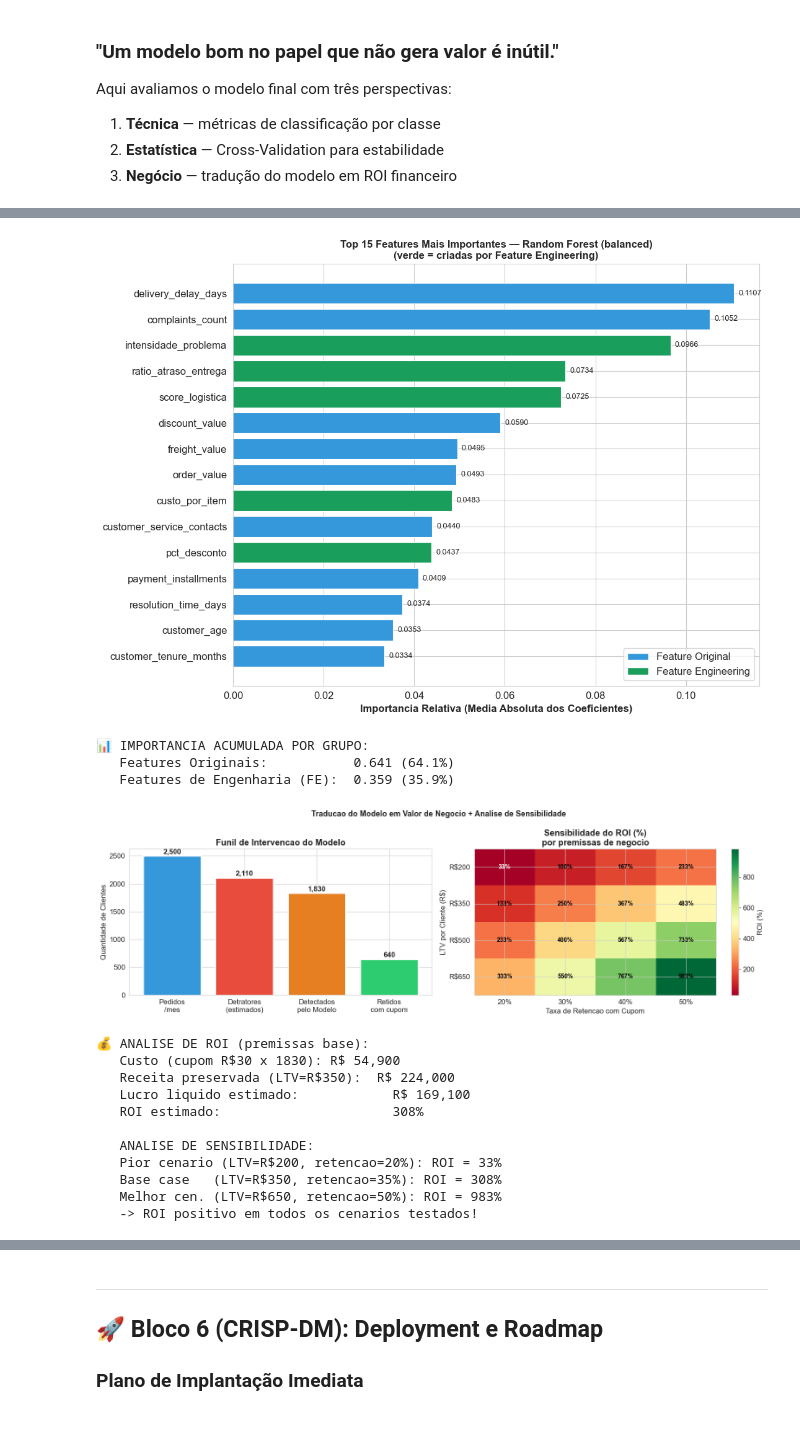
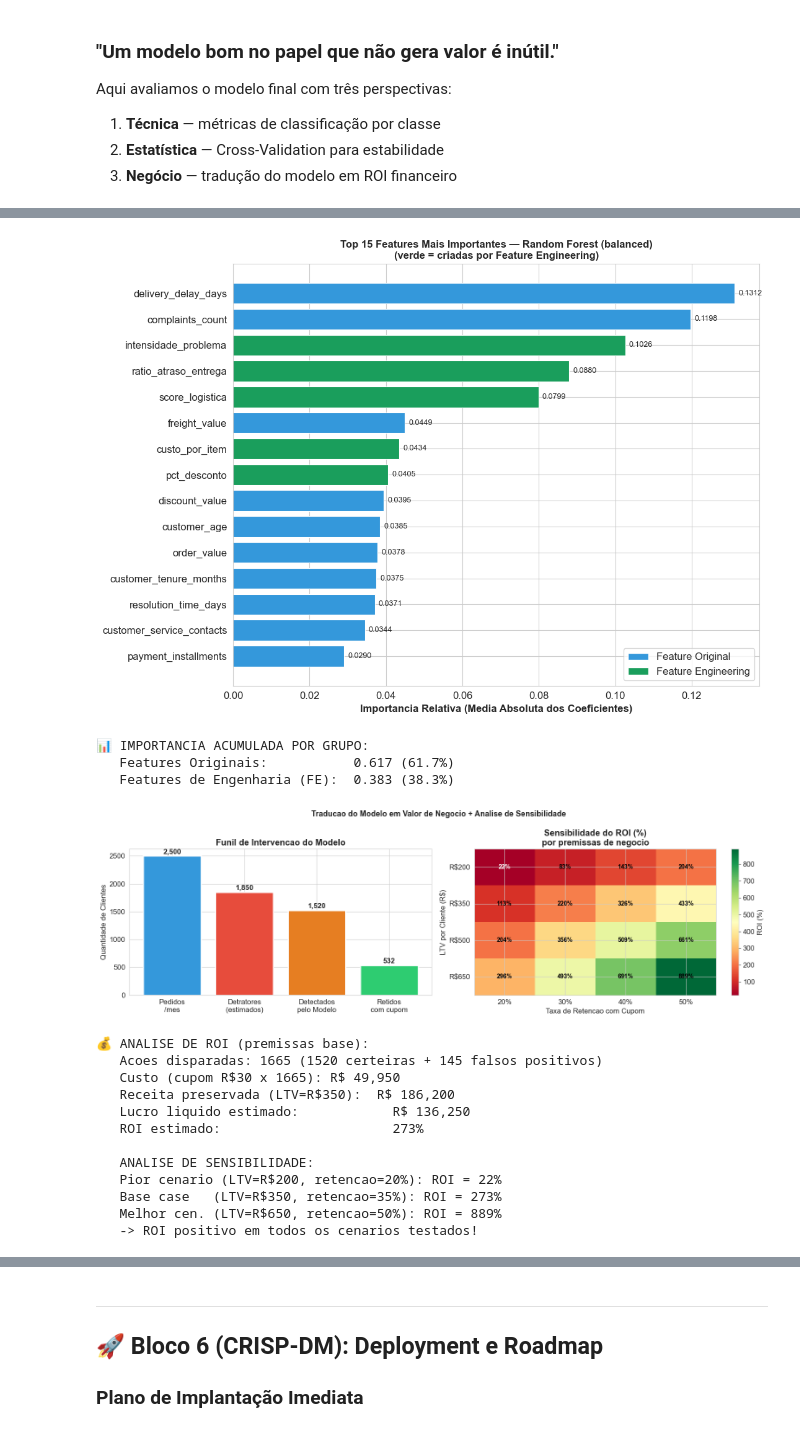
Before and after one commit to luizmaibashi/Tech-Challenge-Fase1-NPS, a Jupyter notebook: notebooks/Tech_challenge_fase1.ipynb, the cells around one changed output, grey strips where cells are left out. Saved outputs shown, nothing was run; the diff lists cells and outputs as text; code cells hidden in the pictures.

```diff
--- a/notebooks/Tech_challenge_fase1.ipynb
+++ b/notebooks/Tech_challenge_fase1.ipynb
@@ -145,12 +145,10 @@ Ela compõe a experiência pós-venda (*Lagging Indicator*). Ela surge no fim, e
 # Por que: pd.read_csv() le o arquivo e cria um DataFrame
 #          (tabela estruturada) na memoria do Python.
 #
-# Como: Usar path relativo simples para garantir
-#           reprodutibilidade em qualquer maquina.
-#           Coloque o CSV na mesma pasta deste notebook.
+# Como: path relativo de notebooks/ para o CSV versionado em data/.
+#          Roda de qualquer maquina apos clonar o repo.
 
-
-DATA_PATH = 'desafio_nps_fase_1.csv'   # ← path relativo: funciona em qualquer máquina
+DATA_PATH = '../data/desafio_nps_fase_1.csv'
 df = pd.read_csv(DATA_PATH)
 
 print(f"📐 Dimensoes do Dataset: {df.shape[0]:,} linhas x {df.shape[1]} colunas")
@@ -232,9 +230,12 @@ axes[0].legend()
 
 # Grafico 2: Proporcao de Classes NPS
 def categorizar_nps(nota):
-    if nota >= 9:   return 'Promotor'
-    elif nota >= 7: return 'Neutro'
-    else:           return 'Detrator'
+    # Classificacao NPS classica sobre nota continua:
+    # Detrator <= 6 | Neutro (6,8] | Promotor > 8. O corte de Detrator e
+    # <= 6 (nao < 7) — mesma regra de train_pipeline.py / benchmark_modelos.py.
+    if nota > 8:   return 'Promotor'
+    elif nota > 6: return 'Neutro'
+    else:          return 'Detrator'
 
 df['nps_class'] = df['nps_score'].apply(categorizar_nps)
 contagens = df['nps_class'].value_counts()
@@ -1333,10 +1334,10 @@ if imp is not None: # Only proceed if 'imp' was successfully created
     print(f"   Features Originais:           {or_imp:.3f} ({or_imp*100:.1f}%)")
     print(f"   Features de Engenharia (FE):  {fe_imp:.3f} ({fe_imp*100:.1f}%)")
 # %% [output]
-[figure, old version]
+[figure, new version]
 📊 IMPORTANCIA ACUMULADA POR GRUPO:
-   Features Originais:           0.641 (64.1%)
-   Features de Engenharia (FE):  0.359 (35.9%)
+   Features Originais:           0.617 (61.7%)
+   Features de Engenharia (FE):  0.383 (38.3%)
 # %%
 # 5.4 ANALISE DE ROI: Traduzindo o Modelo em Dinheiro
 
@@ -1345,14 +1346,22 @@ recall_detrat = cm_final[0,0] / cm_final[0].sum()
 
 # Premissas do negocio
 n_pedidos_mes  = 2_500
-taxa_detrator  = 0.844
+taxa_detrator  = (y_clf == 0).mean()   # ~0,74 (Detrator = nota <= 6)
 custo_cupom    = 30.0
 taxa_retencao  = 0.35
 ltv_cliente    = 350.0
 
+# Falsos positivos entram no custo: cupom gasto em quem nao era Detrator.
+# Proporcao FP/TP medida na matriz de confusao do teste (col. 0 = previsto Detrator).
+tp_test = cm_final[0, 0]
+fp_test = cm_final[:, 0].sum() - tp_test
+fp_por_tp = fp_test / tp_test
+
 detrat_mes    = int(n_pedidos_mes * taxa_detrator)
-detectados    = int(detrat_mes * recall_detrat)
-custo_total   = detectados * custo_cupom
+detectados    = int(detrat_mes * recall_detrat)         # verdadeiros positivos
+falsos_pos    = int(detectados * fp_por_tp)
+acoes_total   = detectados + falsos_pos
+custo_total   = acoes_total * custo_cupom
 retidos       = int(detectados * taxa_retencao)
 receita_salva = retidos * ltv_cliente
 lucro         = receita_salva - custo_total
@@ -1393,44 +1402,46 @@ im = axes[1].imshow(roi_matrix, cmap='RdYlGn', aspect='auto',
 axes[1].set_xticks(range(len(retencoes)))
 axes[1].set_xticklabels([f'{r:.0%}' for r in retencoes])
 axes[1].set_yticks(range(len(ltvs)))
 axes[1].set_yticklabels([f'R${l}' for l in ltvs])
 axes[1].set_xlabel('Taxa de Retencao com Cupom')
 axes[1].set_ylabel('LTV por Cliente (R$)')
 axes[1].set_title('Sensibilidade do ROI (%)\npor premissas de negocio', fontweight='bold')
 for i in range(len(ltvs)):
     for j in range(len(retencoes)):
         axes[1].text(j, i, f'{roi_matrix[i,j]:.0f}%',
                      ha='center', va='center', fontsize=10, fontweight='bold',
                      color='white' if roi_matrix[i,j] < 50 else 'black')
 plt.colorbar(im, ax=axes[1], label='ROI (%)')
 
 plt.suptitle('Traducao do Modelo em Valor de Negocio + Analise de Sensibilidade',
              fontsize=13, fontweight='bold')
 plt.tight_layout()
 plt.show()
 
 print("💰 ANALISE DE ROI (premissas base):")
-print(f"   Custo (cupom R${custo_cupom:.0f} x {detectados}): R$ {custo_total:,.0f}")
+print(f"   Acoes disparadas: {acoes_total} ({detectados} certeiras + {falsos_pos} falsos positivos)")
+print(f"   Custo (cupom R${custo_cupom:.0f} x {acoes_total}): R$ {custo_total:,.0f}")
 print(f"   Receita preservada (LTV=R${ltv_cliente:.0f}):  R$ {receita_salva:,.0f}")
 print(f"   Lucro liquido estimado:            R$ {lucro:,.0f}")
 print(f"   ROI estimado:                      {roi_pct:.0f}%")
 print()
 print("   ANALISE DE SENSIBILIDADE:")
 print(f"   Pior cenario (LTV=R$200, retencao=20%): ROI = {roi_matrix[0,0]:.0f}%")
 print(f"   Base case   (LTV=R$350, retencao=35%): ROI = {roi_pct:.0f}%")
 print(f"   Melhor cen. (LTV=R$650, retencao=50%): ROI = {roi_matrix[-1,-1]:.0f}%")
 print(f"   -> ROI positivo em todos os cenarios testados!")
 # %% [output]
-[figure, old version]
+[figure, new version]
 💰 ANALISE DE ROI (premissas base):
-   Custo (cupom R$30 x 1830): R$ 54,900
-   Receita preservada (LTV=R$350):  R$ 224,000
-   Lucro liquido estimado:            R$ 169,100
-   ROI estimado:                      308%
+   Acoes disparadas: 1665 (1520 certeiras + 145 falsos positivos)
+   Custo (cupom R$30 x 1665): R$ 49,950
+   Receita preservada (LTV=R$350):  R$ 186,200
+   Lucro liquido estimado:            R$ 136,250
+   ROI estimado:                      273%
 
    ANALISE DE SENSIBILIDADE:
-   Pior cenario (LTV=R$200, retencao=20%): ROI = 33%
-   Base case   (LTV=R$350, retencao=35%): ROI = 308%
-   Melhor cen. (LTV=R$650, retencao=50%): ROI = 983%
+   Pior cenario (LTV=R$200, retencao=20%): ROI = 22%
+   Base case   (LTV=R$350, retencao=35%): ROI = 273%
+   Melhor cen. (LTV=R$650, retencao=50%): ROI = 889%
    -> ROI positivo em todos os cenarios testados!
 # %% [markdown]
```
Also changed, not shown: parts of 18 cells of this notebook, 21 other files.
